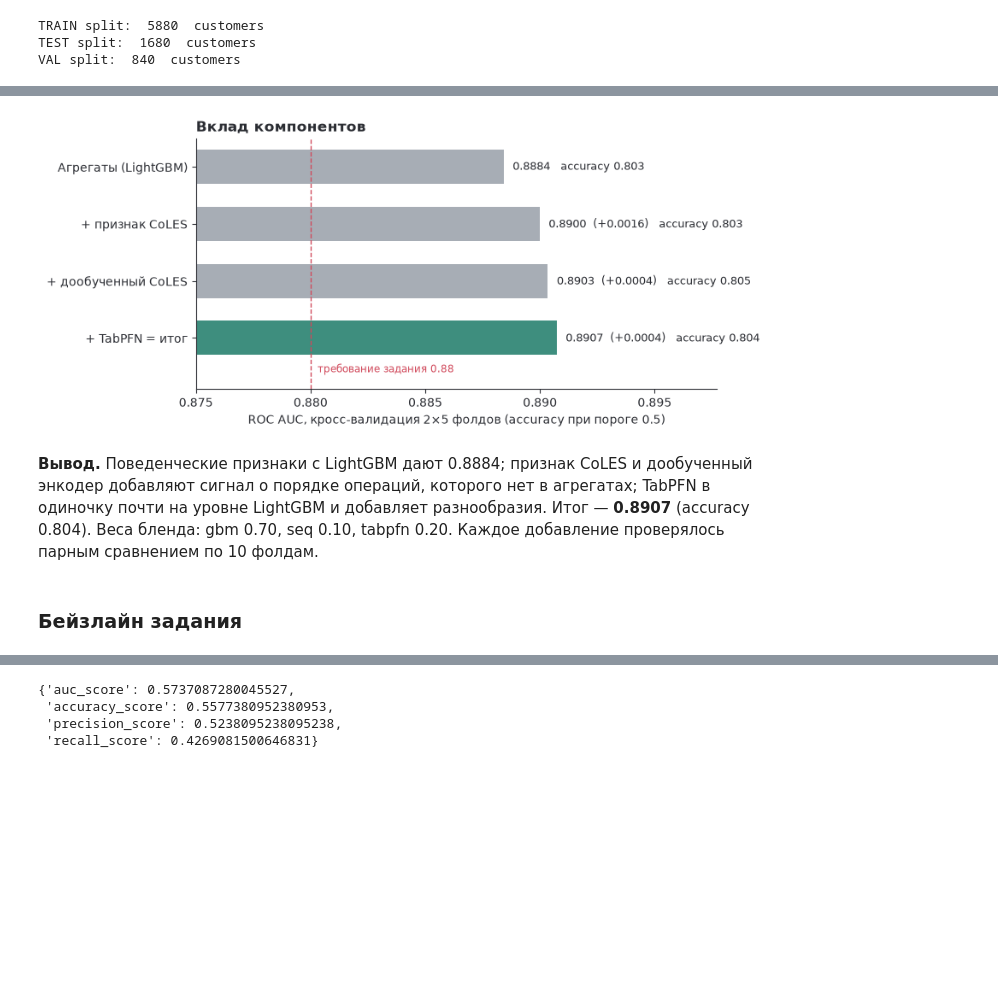
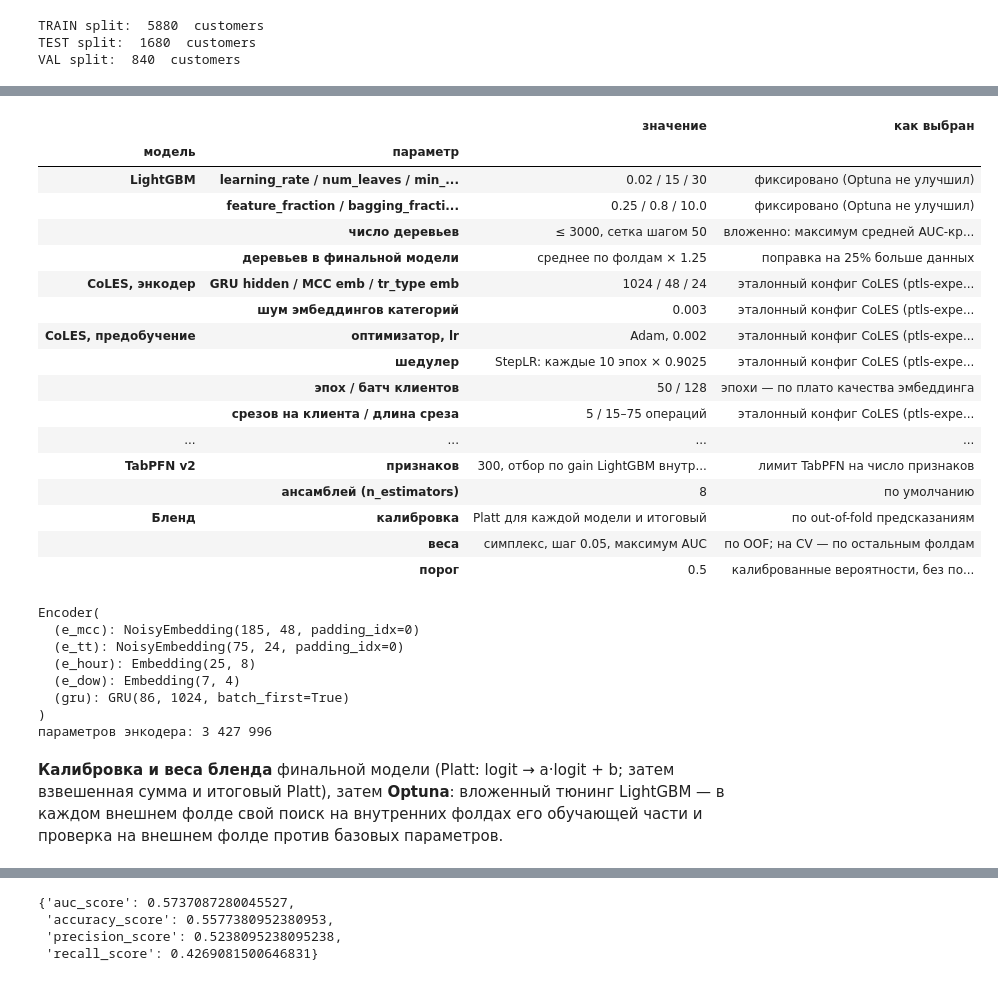
Before and after one commit to Eltralo/gender-prediction, a Jupyter notebook: notebooks/pred_gen_tr.ipynb, the cells around one changed output, grey strips where cells are left out. Saved outputs shown, nothing was run; the diff lists cells and outputs as text; code cells hidden in the pictures; blank space fills up the shorter version.

Commit message:
Ноутбук: линия данные → признаки → модели → результат без приложений; README и отчёт приведены в соответствие

```diff
--- a/notebooks/pred_gen_tr.ipynb
+++ b/notebooks/pred_gen_tr.ipynb
@@ -288,15 +340,39 @@ with pd.option_context("display.max_colwidth", None):
 | XGBoost | градиентный бустинг | та же матрица и те же фолды, что ... | 0.8898 ± 0.0126 | 0.8042 ± 0.0131 | нет: вровень с LightGBM (AUC -0.0... |
 | CatBoost | градиентный бустинг (симметричные... | та же матрица и те же фолды, что ... | 0.8853 ± 0.0129 | 0.7972 ± 0.0161 | нет: хуже LightGBM (AUC -0.0047 ±... |
 | Бленд = итог | калиброванная взвешенная сумма ло... | out-of-fold предсказания LightGBM... | 0.8907 ± 0.0121 | 0.8044 ± 0.0132 | итог, порог 0.5 |
-# %%
-fig = plots.component_contribution(cfg)
-# %% [output]
-[figure, removed]
-# %% [markdown]
-**Вывод.** Поведенческие признаки с LightGBM дают 0.8884; признак CoLES и дообученный энкодер добавляют
-сигнал о порядке операций, которого нет в агрегатах; TabPFN в одиночку почти на уровне LightGBM и добавляет
-разнообразия. Итог — **0.8907** (accuracy 0.804).
-Веса бленда: gbm 0.70, seq 0.10, tabpfn 0.20. Каждое добавление проверялось парным сравнением по
-10 фолдам.
-# %% [markdown]
-### Бейзлайн задания
+# %%
+with pd.option_context("display.max_colwidth", None):
+    display(cv.hyperparameter_table(cfg))
+print(ctx.encoder)
+print(f"параметров энкодера: {sum(p.numel() for p in ctx.encoder.parameters()):,}".replace(",", " "))
+# %% [output]
+|  |  | значение | как выбран |
+| модель | параметр |  |  |
+| LightGBM | learning_rate / num_leaves / min_... | 0.02 / 15 / 30 | фиксировано (Optuna не улучшил) |
+|  | feature_fraction / bagging_fracti... | 0.25 / 0.8 / 10.0 | фиксировано (Optuna не улучшил) |
+|  | число деревьев | ≤ 3000, сетка шагом 50 | вложенно: максимум средней AUC-кр... |
+|  | деревьев в финальной модели | среднее по фолдам × 1.25 | поправка на 25% больше данных |
+| CoLES, энкодер | GRU hidden / MCC emb / tr_type emb | 1024 / 48 / 24 | эталонный конфиг CoLES (ptls-expe... |
+|  | шум эмбеддингов категорий | 0.003 | эталонный конфиг CoLES (ptls-expe... |
+| CoLES, предобучение | оптимизатор, lr | Adam, 0.002 | эталонный конфиг CoLES (ptls-expe... |
+|  | шедулер | StepLR: каждые 10 эпох × 0.9025 | эталонный конфиг CoLES (ptls-expe... |
+|  | эпох / батч клиентов | 50 / 128 | эпохи — по плато качества эмбеддинга |
+|  | срезов на клиента / длина среза | 5 / 15–75 операций | эталонный конфиг CoLES (ptls-expe... |
+| ... | ... | ... | ... |
+| TabPFN v2 | признаков | 300, отбор по gain LightGBM внутр... | лимит TabPFN на число признаков |
+|  | ансамблей (n_estimators) | 8 | по умолчанию |
+| Бленд | калибровка | Platt для каждой модели и итоговый | по out-of-fold предсказаниям |
+|  | веса | симплекс, шаг 0.05, максимум AUC | по OOF; на CV — по остальным фолдам |
+|  | порог | 0.5 | калиброванные вероятности, без по... |
+Encoder(
+  (e_mcc): NoisyEmbedding(185, 48, padding_idx=0)
+  (e_tt): NoisyEmbedding(75, 24, padding_idx=0)
+  (e_hour): Embedding(25, 8)
+  (e_dow): Embedding(7, 4)
+  (gru): GRU(86, 1024, batch_first=True)
+)
+параметров энкодера: 3 427 996
+# %% [markdown]
+**Калибровка и веса бленда** финальной модели (Platt: logit → a·logit + b; затем взвешенная сумма
+и итоговый Platt), затем **Optuna**: вложенный тюнинг LightGBM — в каждом внешнем фолде свой поиск на
+внутренних фолдах его обучающей части и проверка на внешнем фолде против базовых параметров.
```
Also changed, not shown: parts of 163 cells of this notebook, 2 other files.
